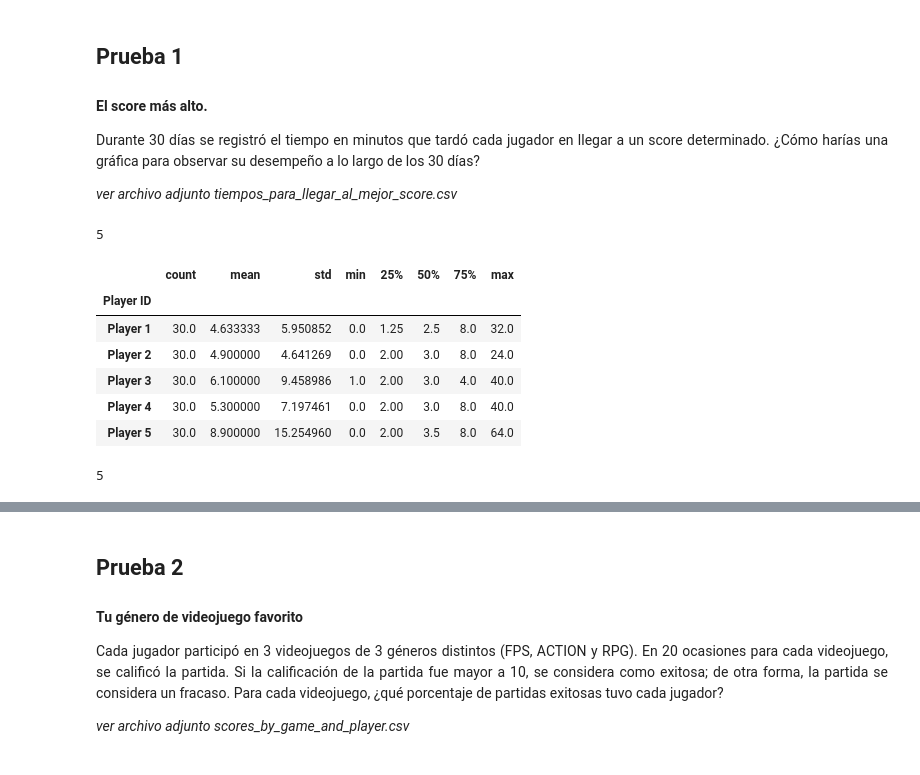
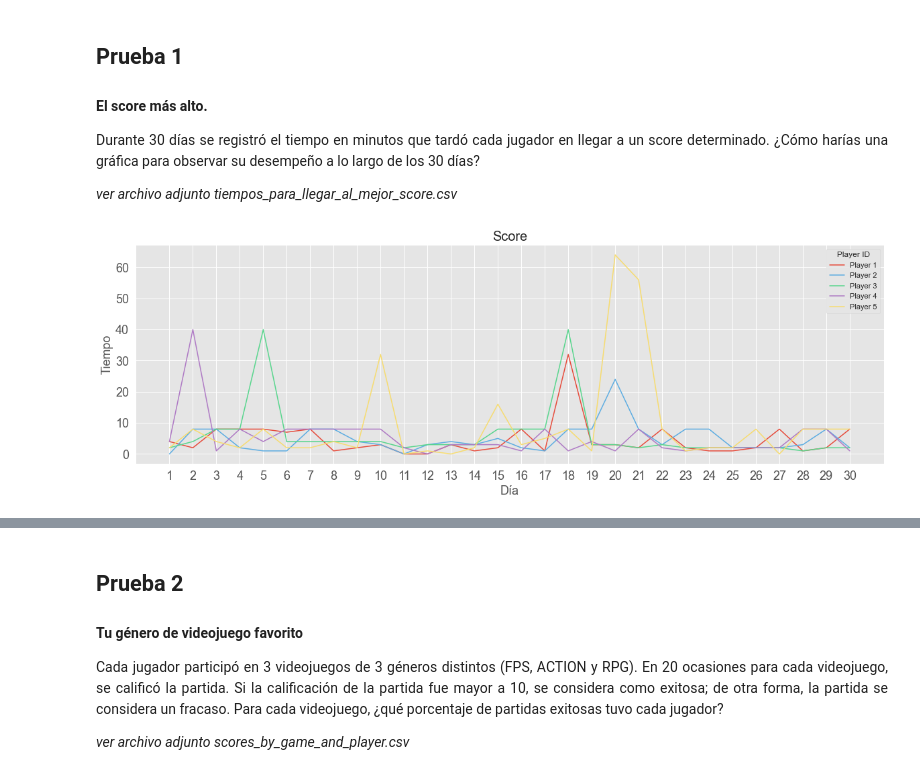
Before and after one commit to Gabrielonch/Prueba-Tecnica, a Jupyter notebook: desafio_elige_un_nuevo_miebro.ipynb, the cells around one changed output, grey strips where cells are left out. Cells and saved outputs as stored; diff of their text form; code cells hidden in the pictures.

```diff
--- a/desafio_elige_un_nuevo_miebro.ipynb
+++ b/desafio_elige_un_nuevo_miebro.ipynb
@@ -29,21 +31,19 @@ plt.style.use('ggplot')
 # %%
 score = pd.read_csv("documentos/tiempos_para_llegar_al_mejor_score.csv")
-# %%
-score["Player ID"].nunique()
-# %% [output]
-5
-# %%
-score.groupby("Player ID")['Minutes to get that score'].describe()
-# %% [output]
-|  | count | mean | std | min | 25% | 50% | 75% | max |
-| Player ID |  |  |  |  |  |  |  |  |
-| Player 1 | 30.0 | 4.633333 | 5.950852 | 0.0 | 1.25 | 2.5 | 8.0 | 32.0 |
-| Player 2 | 30.0 | 4.900000 | 4.641269 | 0.0 | 2.00 | 3.0 | 8.0 | 24.0 |
-| Player 3 | 30.0 | 6.100000 | 9.458986 | 1.0 | 2.00 | 3.0 | 4.0 | 40.0 |
-| Player 4 | 30.0 | 5.300000 | 7.197461 | 0.0 | 2.00 | 3.0 | 8.0 | 40.0 |
-| Player 5 | 30.0 | 8.900000 | 15.254960 | 0.0 | 2.00 | 3.5 | 8.0 | 64.0 |
-# %%
-
-len(a)
-# %% [output]
-5
+# %%
+dias = list(score.Day.unique())
+# %%
+#score.groupby("Player ID")['Minutes to get that score'].plot(figsize=(20,8))
+plt.figure(figsize=(20,6))
+sbn.lineplot(x="Day", y="Minutes to get that score", hue='Player ID', data=score, palette=colors, markers=True)
+
+plt.title("Score", fontsize=20)
+plt.ylabel("Tiempo",fontsize=18)
+plt.xlabel("Día",fontsize=18)
+plt.yticks(fontsize=18)
+plt.xticks(dias,fontsize = 18)
+#plt.xlim(-1,20)
+ax.xaxis.grid(True)
+plt.show()
+# %% [output]
+[figure, added]
```
Also changed, not shown: parts of 23 cells of this notebook, 1 other file.
